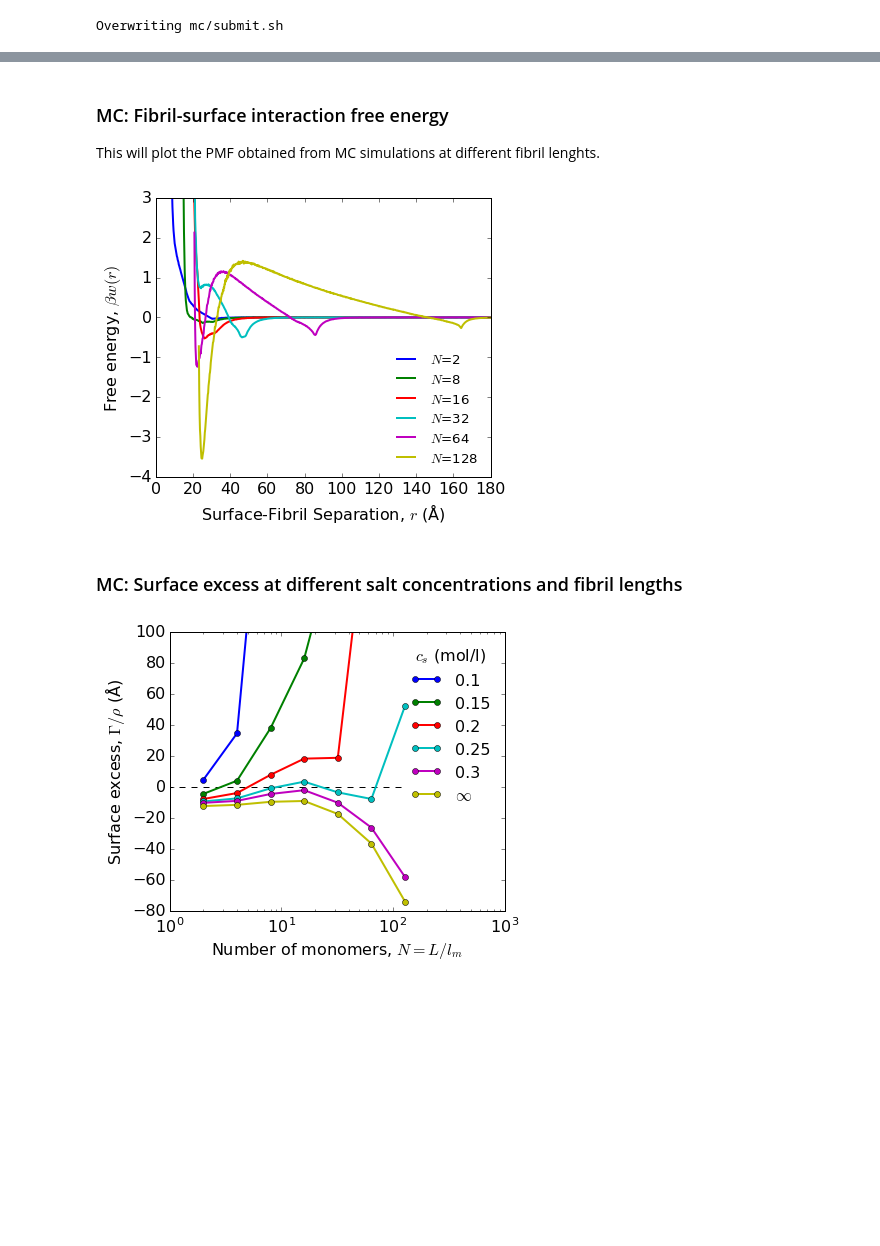
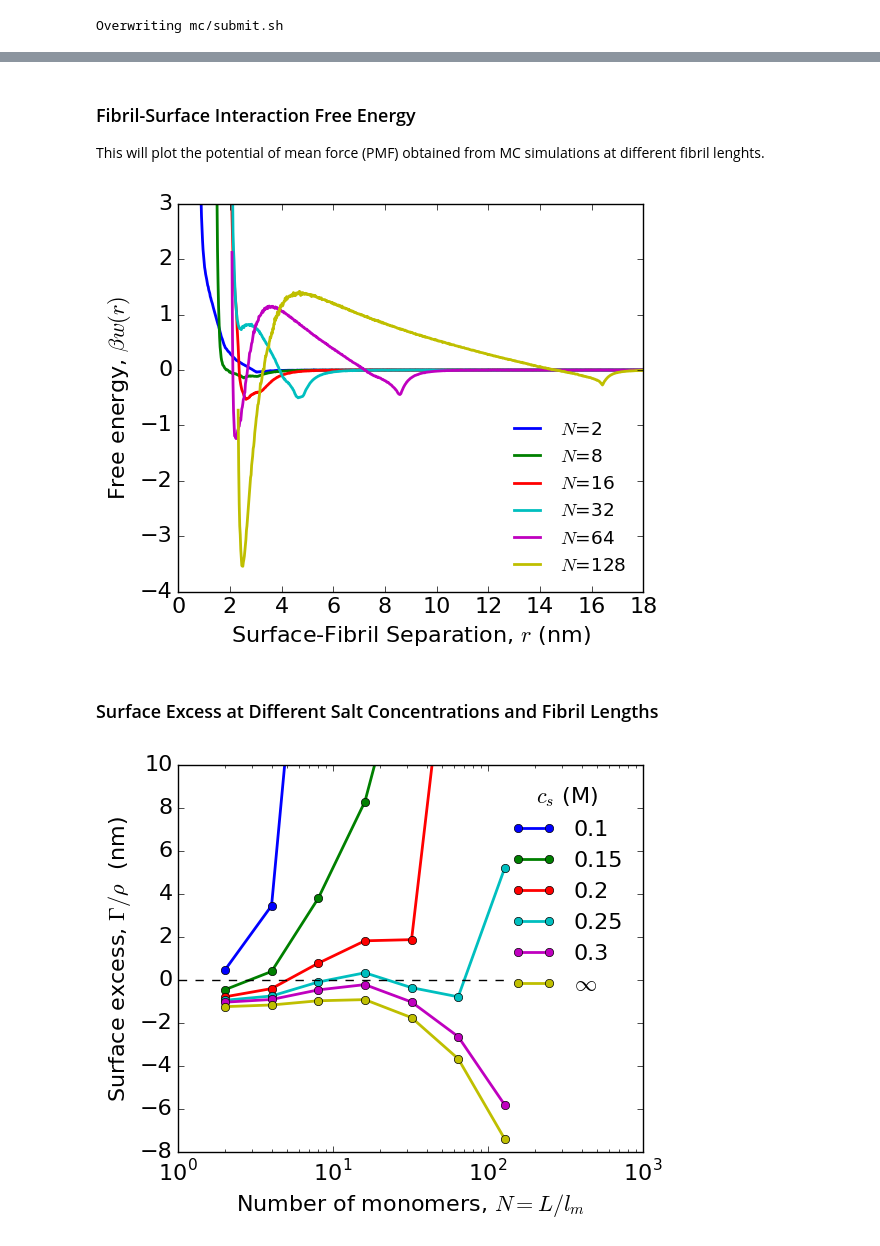
Before and after one commit to mlund/faunus-notebooks, a Jupyter notebook: fibril-surface/notebook.ipynb, the cells around one changed output, grey strips where cells are left out. Drawn from its saved outputs; the diff is of its cells as text; code cells hidden in the pictures; blank space fills up the shorter version.

```diff
--- a/fibril-surface/notebook.ipynb
+++ b/fibril-surface/notebook.ipynb
@@ -218,47 +215,40 @@ data
 # %% [markdown]
-### MC: Fibril-surface interaction free energy
-This will plot the PMF obtained from MC simulations at different fibril lenghts.
+### Fibril-Surface Interaction Free Energy
+
+This will plot the potential of mean force (PMF) obtained from MC simulations at different fibril lenghts.
 # %%
 plt.rcParams.update({'font.size': 16, 'figure.figsize': [6.0, 5.0]})
 
-from scipy.signal import savgol_filter
-for N, d in data[0.25].iteritems():
+for N, d in data[0.25].iteritems(): # at 0.25 mol/l salt
     if N in [2,8,16,32,64,128]:
         if type(d)!=type(float()):
-            plt.plot(d[0], d[1], label='$N$='+str(N), lw=2)
-            #plt.plot(d[0], savgol_filter(d[1], 9, 2), lw=2)
+            plt.plot( d['r']*0.1, d['pmf'], label='$N$='+str(N), lw=2)
 
 plt.legend(loc=0, frameon=False, fontsize='small')
-plt.xlabel('Surface-Fibril Separation, $r$ (Å)')
+plt.xlabel(r'Surface-Fibril Separation, $r$ (nm)')
 plt.ylabel(r'Free energy, $\beta w(r)$')
 plt.ylim((-4,3))
-plt.xlim((0,180))
+plt.xlim((0,18))
 plt.savefig('mc_pmf.pdf', bbox_inches='tight')
 # %% [output]
-[figure, old version]
+[figure, new version]
-# %% [markdown]
-### MC: Surface excess at different salt concentrations and fibril lengths
+# %% [markdown]
+### Surface Excess at Different Salt Concentrations and Fibril Lengths
 # %%
-def f(x):
-    if type(x)!=type(float()):
-        return x[2]
-    else:
-        return x
+for salt, d in data.items():
+    if str(salt) in ['0.1', '0.15', '0.2', '0.25', '0.3', r'$\infty$']:
+        N = d.keys()
+        gamma = np.array( [ i['gamma'] for i in d.get_values() if type(i)==dict] )
+        plt.plot(N, gamma*0.1, label=salt, linestyle='-', marker='o', lw=2, ms=6)
 
 plt.plot( [0,128], [0,0], 'k--')
-
-for salt, d in data.iteritems():
-    if salt>=0.1 and salt!=0.27:
-        _d = d.apply(f)
-        plt.plot(_d.keys(), _d.get_values(), label=salt, linestyle='-', marker='o', lw=2, ms=6)
-
-plt.legend(loc=0,frameon=False, fontsize='medium', title=r'$c_{s}$ (mol/l)')
+plt.legend(loc=0,frameon=False, fontsize='medium', title=r'$c_{s}$ (M)')
 plt.xlabel(r'Number of monomers, $N=L/l_m$')
-plt.ylabel(r'Surface excess, $\Gamma/\rho$ (Å)')
+plt.ylabel(r'Surface excess, $\Gamma/\rho$  (nm)')
 plt.xscale('log')
-plt.ylim((-80,100))
+plt.ylim((-8,10))
 plt.xlim(1, 1000)
 plt.savefig('mc_excess.pdf', bbox_inches='tight')
 # %% [output]
-[figure, old version]
+[figure, new version]
 # %% [markdown]
```
Also changed, not shown: parts of 21 cells of this notebook, 3 other files.
